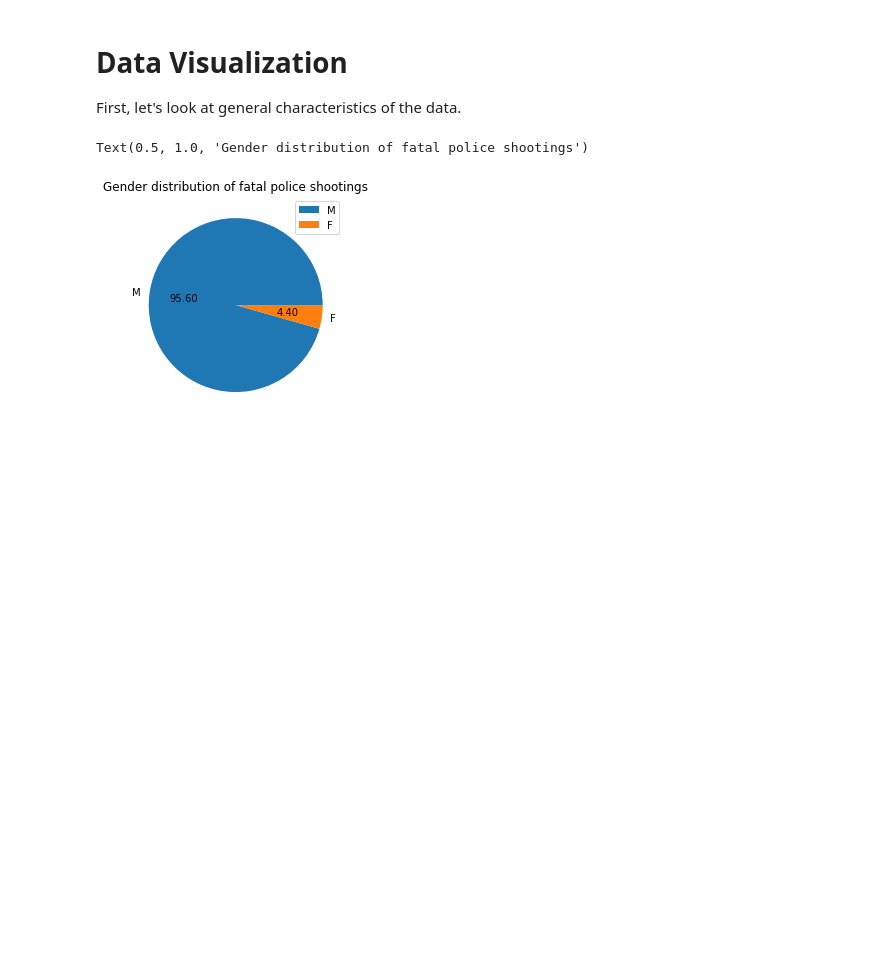
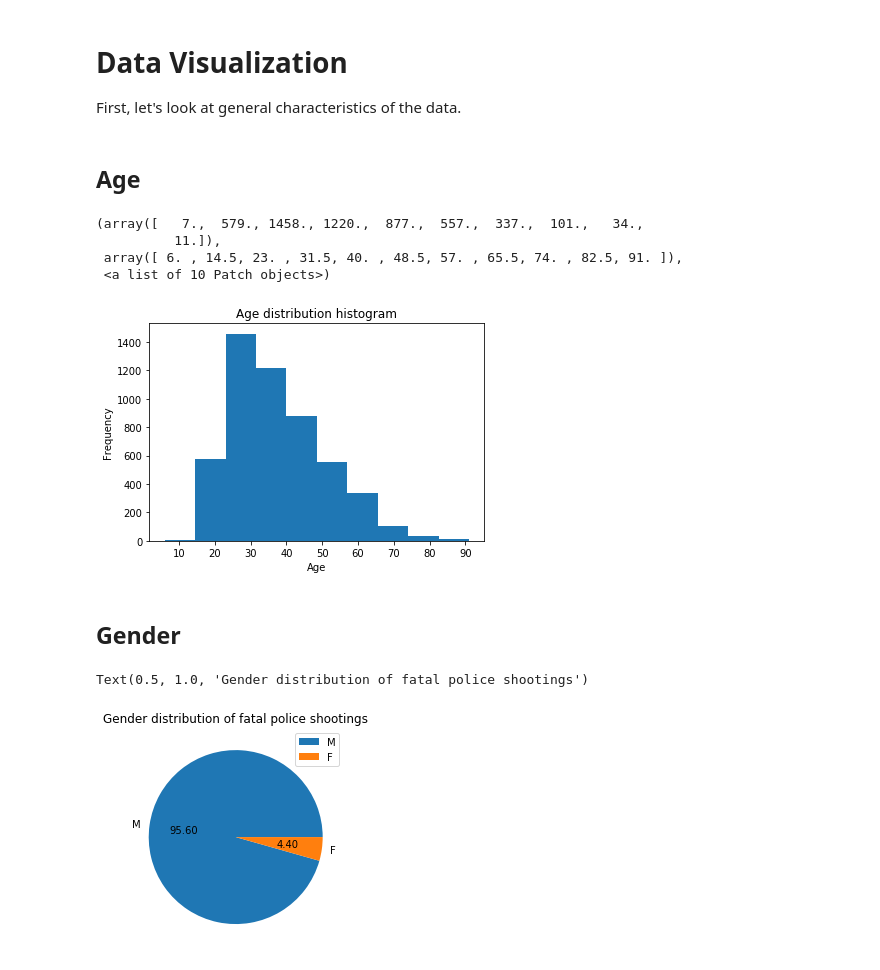
Before and after one commit to and-le/wapo-fatal-police-sheetings, a Jupyter notebook: data_analysis.ipynb, the cells around one changed output. Saved outputs shown, nothing was run; the diff lists cells and outputs as text; code cells hidden in the pictures; blank space fills up the shorter version.

Commit message:
Added basic charts forage, gender, and race categories

```diff
--- a/data_analysis.ipynb
+++ b/data_analysis.ipynb
@@ -33,3 +25,6 @@ data.head()
 # %%
 # Keys for accessing columns in the data
+AGE = "age"
 GENDER = "gender"
+RACE = "race"
+data.head()
@@ -36,6 +38,22 @@ GENDER = "gender"
 # %% [markdown]
 # Data Visualization
 First, let's look at general characteristics of the data.
+# %% [markdown]
+## Age
+# %%
+plt.xlabel("Age")
+plt.ylabel("Frequency")
+plt.title("Age distribution histogram")
+plt.xticks([i * 10 for i in range(10)])
+plt.hist(data[(np.isnan(data[AGE]) == False)][AGE]) # Skip data points where the age is nan
+# %% [output]
+(array([   7.,  579., 1458., 1220.,  877.,  557.,  337.,  101.,   34.,
+          11.]),
+ array([ 6. , 14.5, 23. , 31.5, 40. , 48.5, 57. , 65.5, 74. , 82.5, 91. ]),
+ <a list of 10 Patch objects>)
+[figure, added]
+# %% [markdown]
+## Gender
 # %%
 x = [(data[GENDER] == "M").value_counts()[True], (data[GENDER] == "F").value_counts()[True]]
 labels = ["M", "F"]
```
Also changed, not shown: parts of 5 cells of this notebook.
